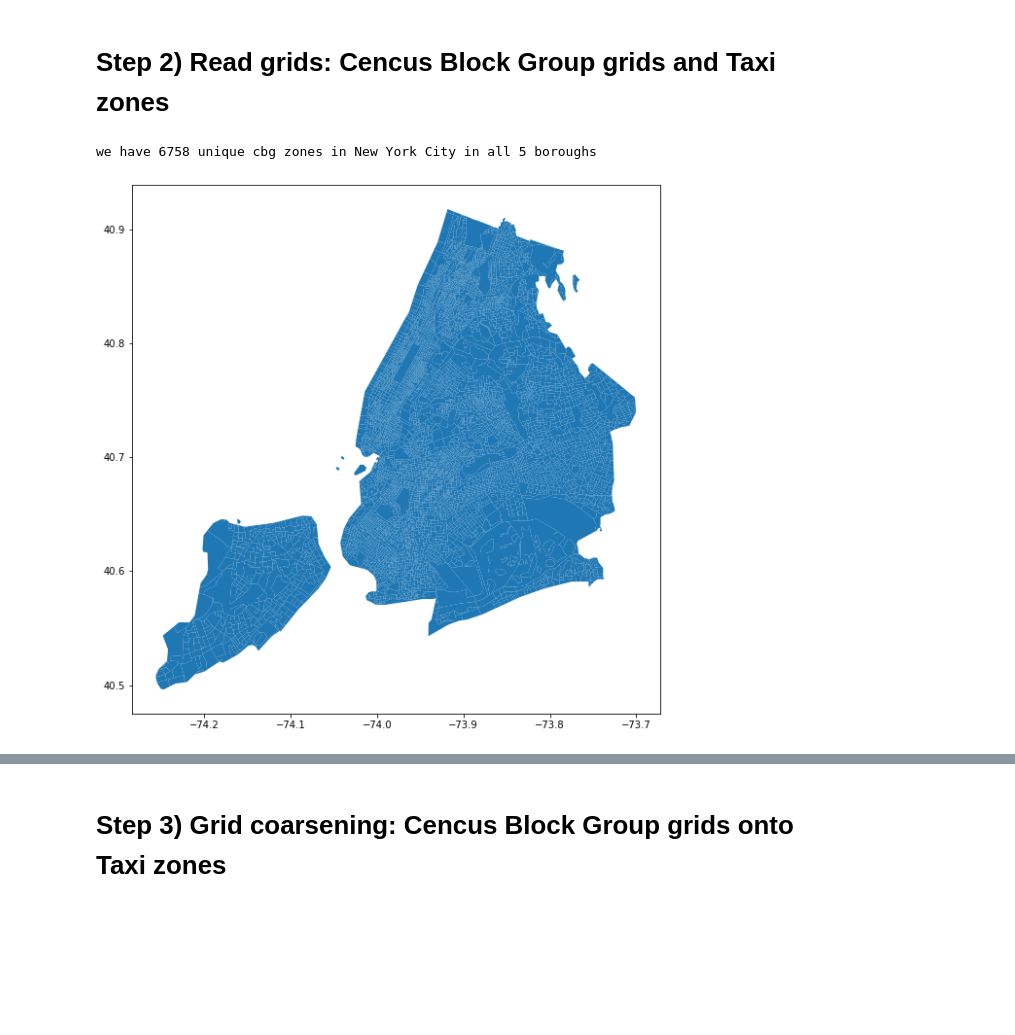
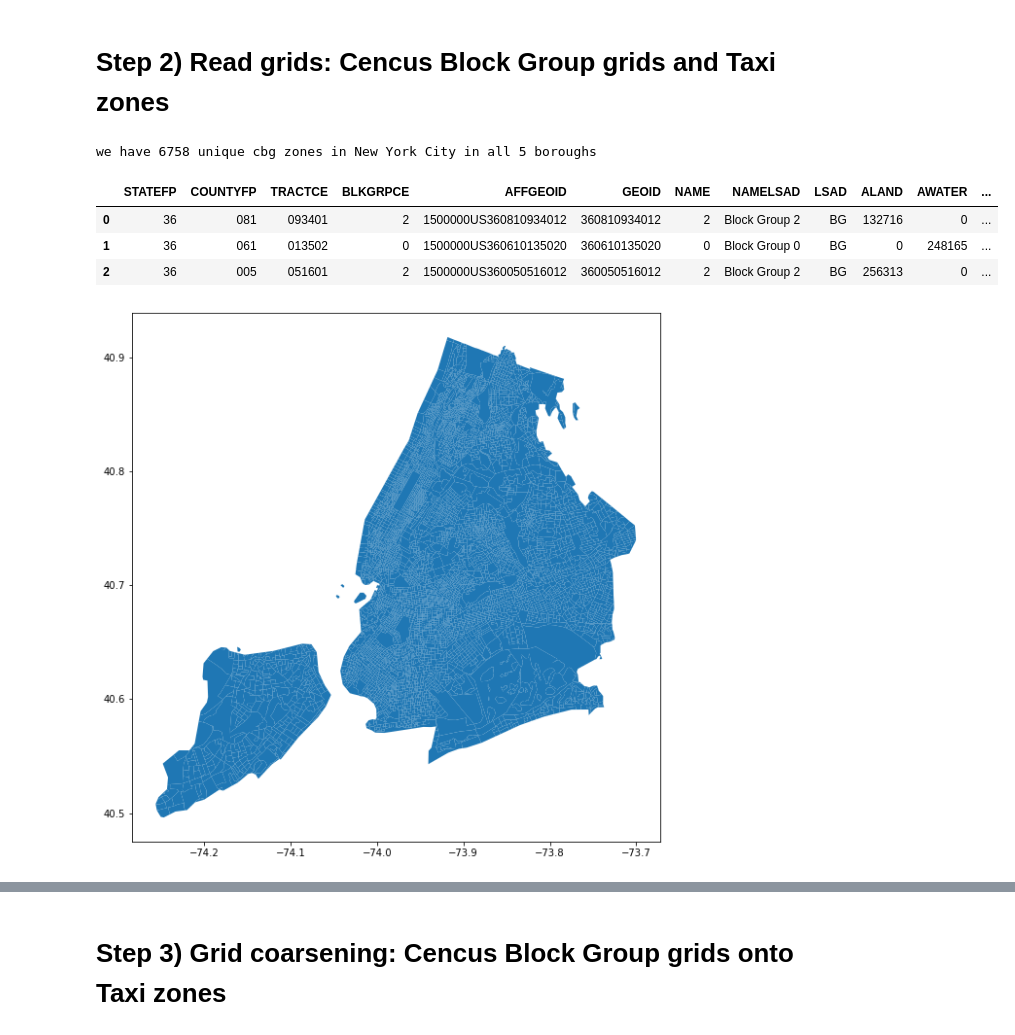
Before and after one commit to sev-90/art_of_engineering_course, a Jupyter notebook: main.ipynb, the cells around one changed output, grey strips where cells are left out. Drawn from its saved outputs; the diff is of its cells as text; code cells hidden in the pictures; blank space fills up the shorter version.

```diff
--- a/main.ipynb
+++ b/main.ipynb
@@ -32,8 +32,13 @@ geo_data.head(5)
 # %%
 cbg_grids_name = "cb_2021_36_bg_500k.shp"
 nyc_geoids, cbgs_nyc = read_grids(cbg_grids_name, grid_name = 'Cencus Blocks')
+cbgs_nyc.head(3)
 # %% [output]
 we have 6758 unique cbg zones in New York City in all 5 boroughs
+|  | STATEFP | COUNTYFP | TRACTCE | BLKGRPCE | AFFGEOID | GEOID | NAME | NAMELSAD | LSAD | ALAND | AWATER | ... |
+| 0 | 36 | 081 | 093401 | 2 | 1500000US360810934012 | 360810934012 | 2 | Block Group 2 | BG | 132716 | 0 | ... |
+| 1 | 36 | 061 | 013502 | 0 | 1500000US360610135020 | 360610135020 | 0 | Block Group 0 | BG | 0 | 248165 | ... |
+| 2 | 36 | 005 | 051601 | 2 | 1500000US360050516012 | 360050516012 | 2 | Block Group 2 | BG | 256313 | 0 | ... |
 [figure]
 # %%
 taxi_grids_name = "geo_export_e612eba5-03f4-49f0-a0ac-528f1c3802b8.shp"
```
Also changed, not shown: parts of 7 cells of this notebook, 1 other file.
